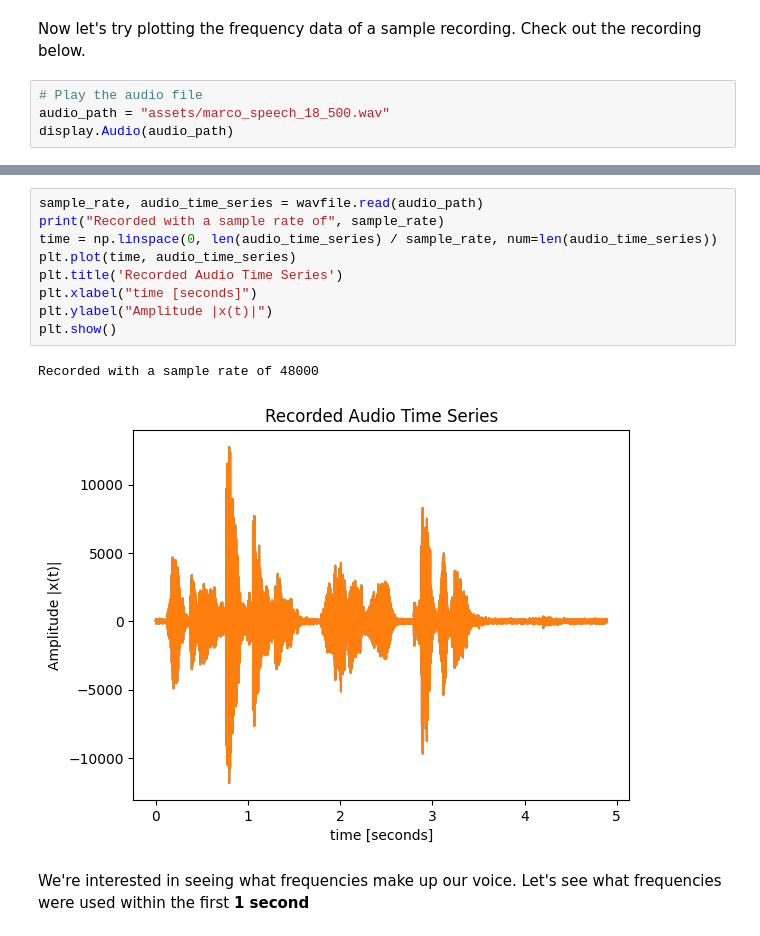
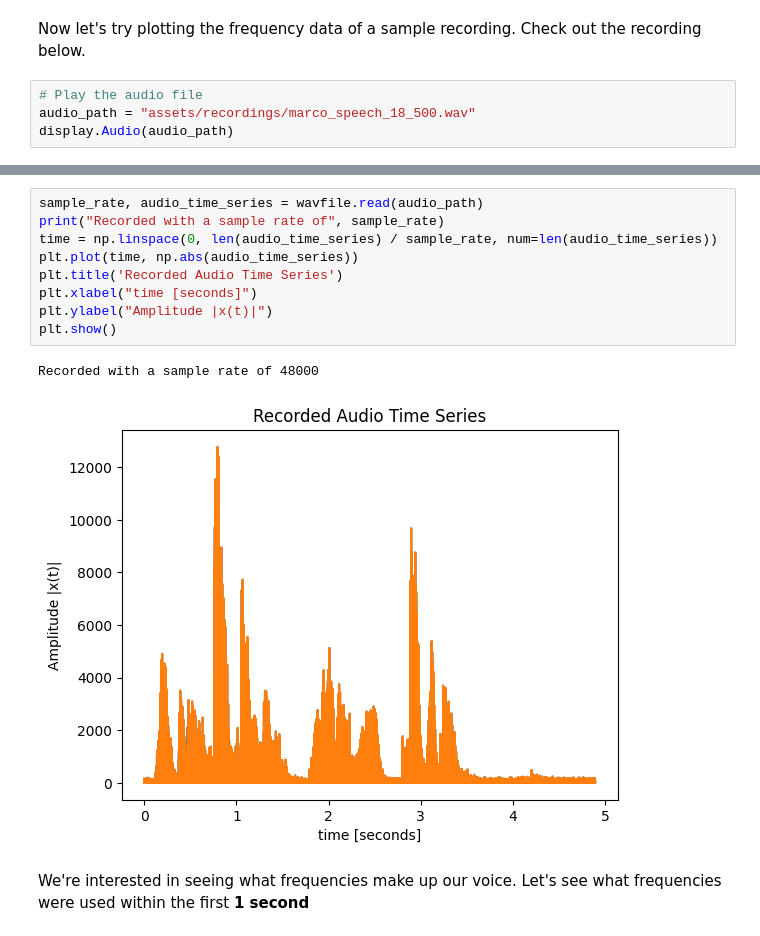
Before and after one commit to ECE-Capstone-2022/signal-processing, a Jupyter notebook: main.ipynb, the cells around one changed output, grey strips where cells are left out. Drawn from its saved outputs; the diff is of its cells as text.

```diff
--- a/main.ipynb
+++ b/main.ipynb
@@ -69,22 +70,22 @@ Now let's try plotting the frequency data of a sample recording. Check out the
 recording below.
 # %%
 # Play the audio file
-audio_path = "assets/marco_speech_18_500.wav"
+audio_path = "assets/recordings/marco_speech_18_500.wav"
 display.Audio(audio_path)
 # %% [output]
 [interactive output not drawn]
 # %%
 sample_rate, audio_time_series = wavfile.read(audio_path)
 print("Recorded with a sample rate of", sample_rate)
 time = np.linspace(0, len(audio_time_series) / sample_rate, num=len(audio_time_series))
-plt.plot(time, audio_time_series)
+plt.plot(time, np.abs(audio_time_series))
 plt.title('Recorded Audio Time Series')
 plt.xlabel("time [seconds]")
 plt.ylabel("Amplitude |x(t)|")
 plt.show()
 # %% [output]
 Recorded with a sample rate of 48000
-[figure, old version]
+[figure, new version]
 # %% [markdown]
 We're interested in seeing what frequencies make up our voice. Let's see what
 frequencies were used within the first **1 second**
```
Also changed, not shown: parts of 2 cells of this notebook, 2 other files.
